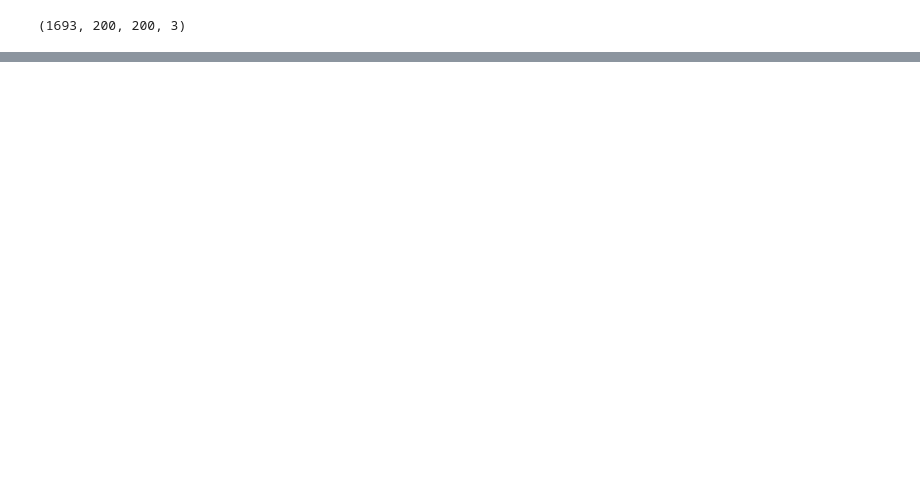
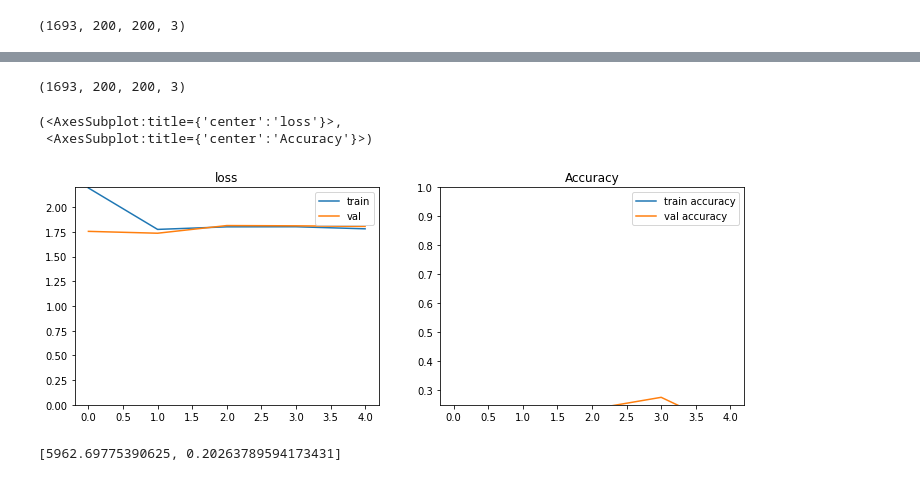
Before and after one commit to citrongriz/smart_port, a Jupyter notebook: notebooks/cnn_dechet.ipynb, the cells around one changed output, grey strips where cells are left out. Cells and saved outputs as stored; diff of their text form; code cells hidden in the pictures; blank space fills up the shorter version.

Commit message:
notebook + premier modele et poids

```diff
--- a/notebooks/cnn_dechet.ipynb
+++ b/notebooks/cnn_dechet.ipynb
@@ -207,0 +271,8 @@ result
+# %%
+def build_model():
+
+    model = load_model()
+    model = add_last_layers(model)
+    model = compile_model(model)
+
+    return model
@@ -207,0 +282,34 @@ result
+# %%
+X_train = preprocess_input(X_train)
+#X_val = preprocess_input(X_val)
+X_test = preprocess_input(X_test)
+
+#to do
+# %%
+new_model=build_model()
+# %%
+X_train.shape
+# %% [output]
+(1693, 200, 200, 3)
+# %%
+from tensorflow.keras.callbacks import EarlyStopping
+
+es = EarlyStopping(monitor='val_acc', mode='max', patience=5, verbose=1, restore_best_weights=True)
+
+history = new_model.fit(X_train, y_train_cat,
+                    validation_data=(X_test, y_test_cat),
+
+                    epochs=5,
+                    batch_size=32,
+                    verbose=0)
+# %%
+plot_history(history,title='',exp_name='')
+# %% [output]
+(<AxesSubplot:title={'center':'loss'}>,
+ <AxesSubplot:title={'center':'Accuracy'}>)
+[figure, added]
+# %%
+result= model.evaluate(X_test, y_test_cat, verbose=0)
+result
+# %% [output]
+[5962.69775390625, 0.20263789594173431]
```
Also changed, not shown: parts of 18 cells of this notebook, 2 other files.
